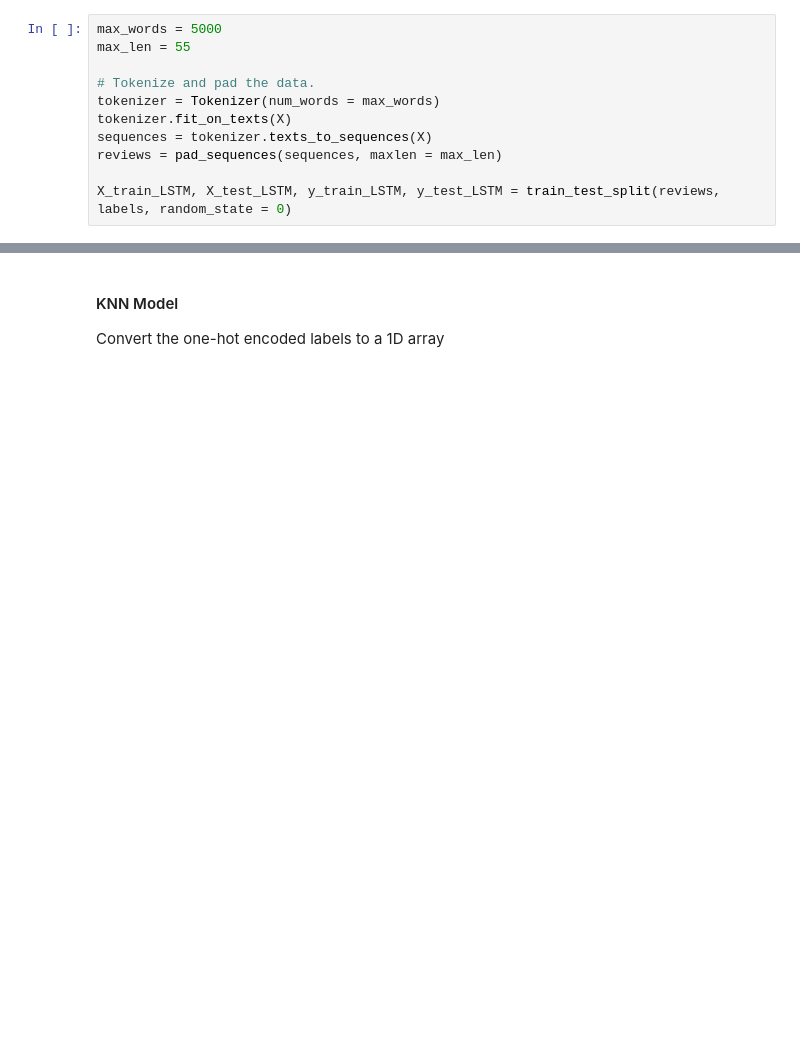
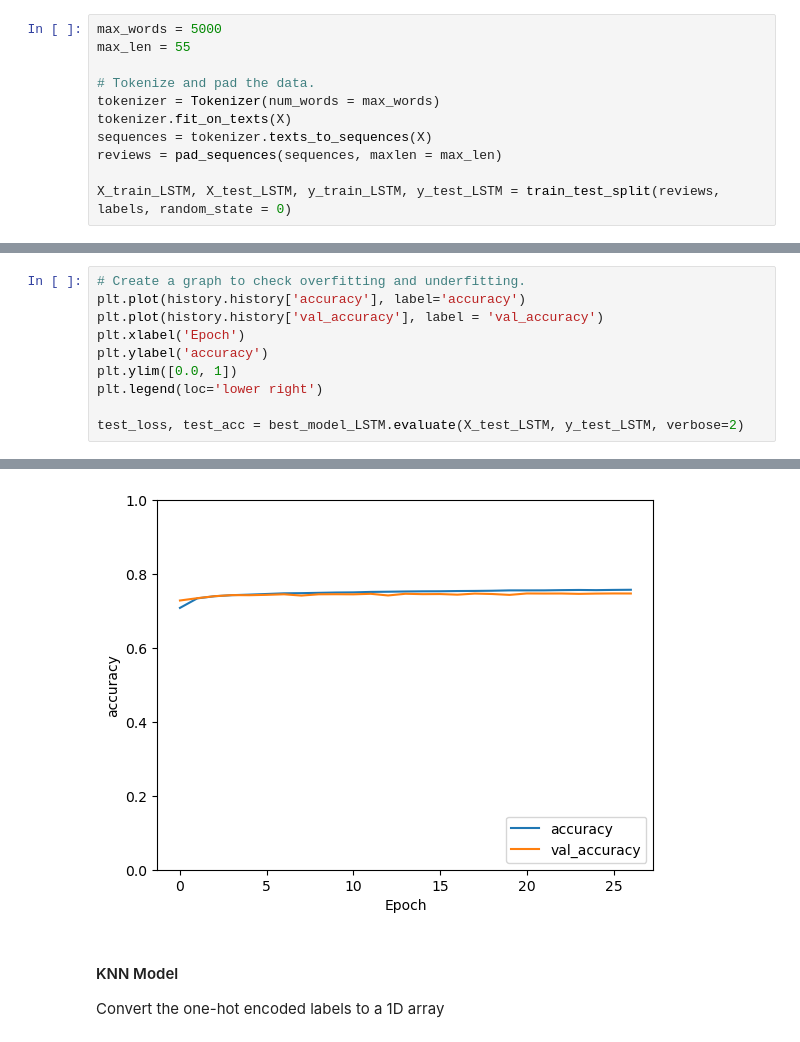
Before and after one commit to ellrub/Info284, a Jupyter notebook: groupExam.2025.ipynb, the cells around one changed output, grey strips where cells are left out. Drawn from its saved outputs; the diff is of its cells as text; blank space fills up the shorter version.

```diff
--- a/groupExam.2025.ipynb
+++ b/groupExam.2025.ipynb
@@ -376,0 +381,11 @@ sns.heatmap(conf_matrix, annot=True, annot_kws={"size": 15}, cmap="Blues")
+# %%
+# Create a graph to check overfitting and underfitting.
+plt.plot(history.history['accuracy'], label='accuracy')
+plt.plot(history.history['val_accuracy'], label = 'val_accuracy')
+plt.xlabel('Epoch')
+plt.ylabel('accuracy')
+plt.ylim([0.0, 1])
+plt.legend(loc='lower right')
+
+test_loss, test_acc = best_model_LSTM.evaluate(X_test_LSTM, y_test_LSTM, verbose=2)
+# %% [output]
@@ -377,3 +393,4 @@ sns.heatmap(conf_matrix, annot=True, annot_kws={"size": 15}, cmap="Blues")
+[figure, added]
 # %% [markdown]
 #### KNN Model
 Convert the one-hot encoded labels to a 1D array
```
Also changed, not shown: parts of 15 cells of this notebook, 1 other file.
